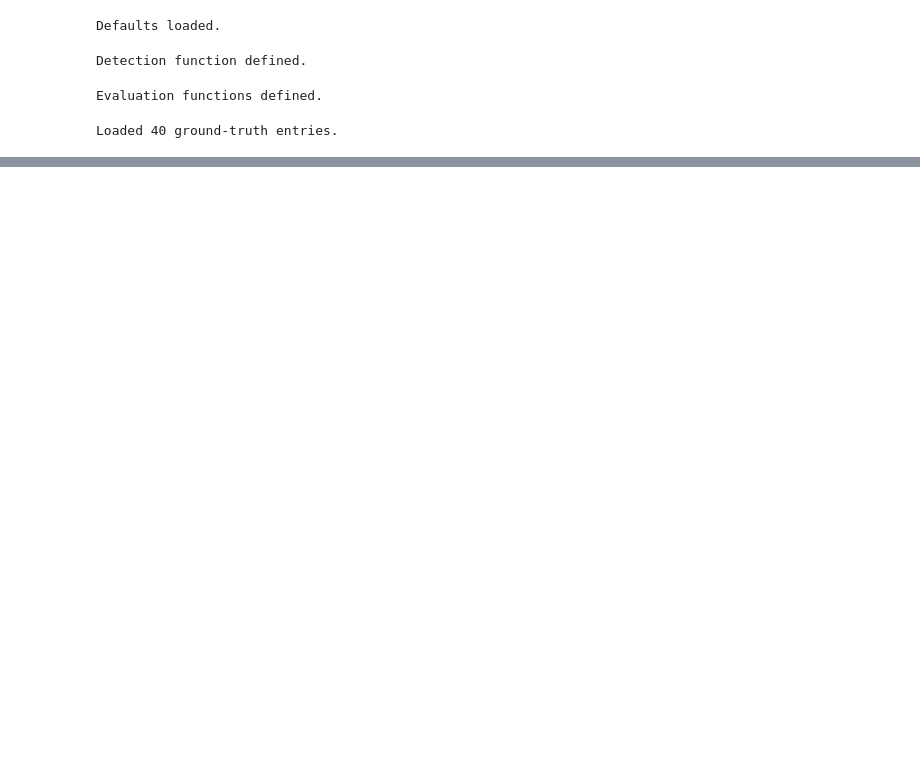
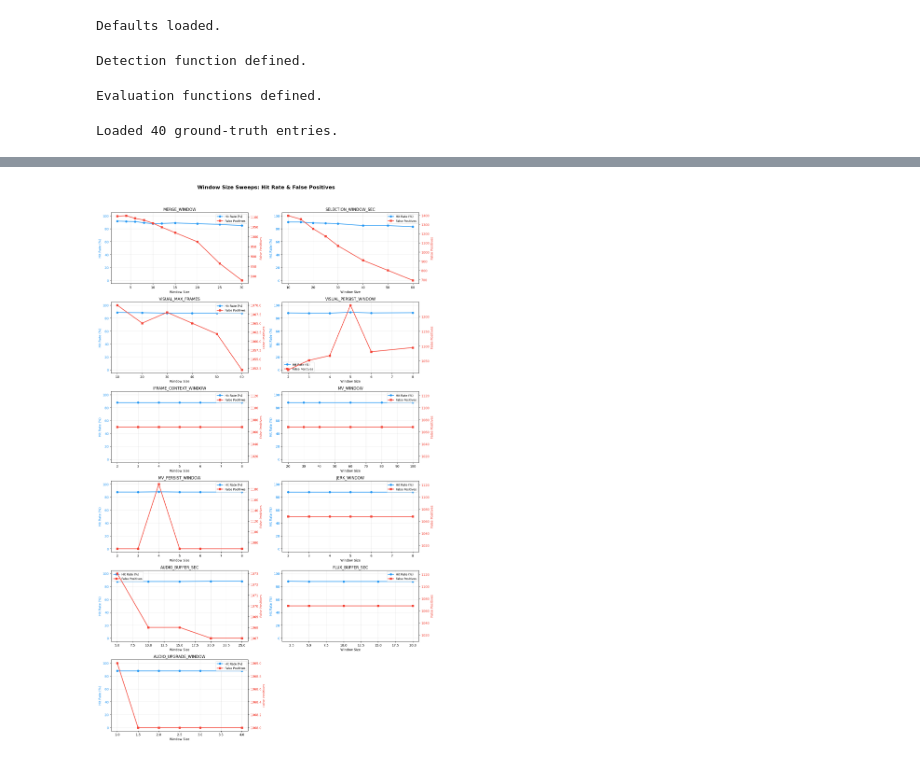
Before and after one commit to mhmdumair/project-4th-year, a Jupyter notebook: monitor/leader.ipynb, the cells around one changed output, grey strips where cells are left out. Cells and saved outputs as stored; diff of their text form; code cells hidden in the pictures; blank space fills up the shorter version.

```diff
--- a/monitor/leader.ipynb
+++ b/monitor/leader.ipynb
@@ -400,18 +305,0 @@ print('Saved → plots/threshold_pareto.png')
-# %%
-MERGE_WINDOWS     = [2, 4, 6, 8, 10, 12, 15, 20, 25, 30]
-SELECTION_WINDOWS = [10, 15, 20, 25, 30, 40, 50, 60, 90]
-
-merge_rows = []
-sel_rows   = []
-
-with tqdm(total=len(MERGE_WINDOWS)+len(SELECTION_WINDOWS), desc='Window sweep') as pbar:
-    for w in MERGE_WINDOWS:
-        r = evaluate_all({'MERGE_WINDOW': w})
-        merge_rows.append({'w': w, 'hit_rate': r['hit_rate'], 'fp': r['fp']})
-        pbar.update(1)
-    for w in SELECTION_WINDOWS:
-        r = evaluate_all({'SELECTION_WINDOW_SEC': w})
-        sel_rows.append({'w': w, 'hit_rate': r['hit_rate'], 'fp': r['fp']})
-        pbar.update(1)
-
-print('Window sweep complete.')
@@ -556,0 +340,78 @@ print('Saved → plots/grid_top_bottom.png')
+# %%
+import math
+
+# 1. Plot all window sweeps in a grid
+num_params = len(WINDOW_SWEEPS)
+cols = 2
+rows = math.ceil(num_params / cols)
+
+fig, axes = plt.subplots(rows, cols, figsize=(15, 4 * rows))
+fig.suptitle('Window Size Sweeps: Hit Rate & False Positives', fontsize=16, fontweight='bold', y=1.02)
+axes = axes.flatten()
+
+for i, (param_name, res) in enumerate(window_results.items()):
+    ax = axes[i]
+    ws = [r['w'] for r in res]
+    hrs = [r['hit_rate'] for r in res]
+    fps = [r['fp'] for r in res]
+
+    ax1 = ax
+    ax2 = ax.twinx()
+
+    l1 = ax1.plot(ws, hrs, 'o-', color='#2196F3', lw=2, label='Hit Rate (%)')
+    ax1.set_ylabel('Hit Rate (%)', color='#2196F3')
+    ax1.tick_params(axis='y', labelcolor='#2196F3')
+    ax1.set_ylim(-5, 105)
+
+    l2 = ax2.plot(ws, fps, 's-', color='#F44336', lw=2, label='False Positives')
+    ax2.set_ylabel('False Positives', color='#F44336')
+    ax2.tick_params(axis='y', labelcolor='#F44336')
+
+    lines = l1 + l2
+    labels = [l.get_label() for l in lines]
+    ax1.legend(lines, labels, loc='best', fontsize=9)
+
+    ax.set_title(param_name, fontsize=12)
+    ax.set_xlabel('Window Size')
+    ax.grid(True, alpha=0.3)
+
+for j in range(i + 1, len(axes)):
+    axes[j].axis('off')
+
+plt.tight_layout()
+plt.savefig('plots/all_windows_sweep.png', dpi=150, bbox_inches='tight')
+plt.show()
+print('Saved combined plot → plots/all_windows_sweep.png')
+
+# 2. Save individual plot per window size
+for param_name, res in window_results.items():
+    ws = [r['w'] for r in res]
+    hrs = [r['hit_rate'] for r in res]
+    fps = [r['fp'] for r in res]
+
+    fig, ax1 = plt.subplots(figsize=(8, 5))
+    ax2 = ax1.twinx()
+
+    l1 = ax1.plot(ws, hrs, 'o-', color='#2196F3', lw=2, label='Hit Rate (%)')
+    ax1.set_ylabel('Hit Rate (%)', color='#2196F3')
+    ax1.tick_params(axis='y', labelcolor='#2196F3')
+    ax1.set_ylim(-5, 105)
+
+    l2 = ax2.plot(ws, fps, 's-', color='#F44336', lw=2, label='False Positives')
+    ax2.set_ylabel('False Positives', color='#F44336')
+    ax2.tick_params(axis='y', labelcolor='#F44336')
+
+    lines = l1 + l2
+    labels = [l.get_label() for l in lines]
+    ax1.legend(lines, labels, loc='best')
+
+    ax1.set_title(f'Effect of {param_name}', fontsize=14)
+    ax1.set_xlabel('Window Size')
+    ax1.grid(True, alpha=0.3)
+
+    plt.tight_layout()
+    plt.savefig(f'plots/window_{param_name}.png', dpi=150)
+    plt.close()
+print('Saved individual window plots → plots/window_*.png')
+# %% [output]
+[figure, added]
```
Also changed, not shown: parts of 18 cells of this notebook, 53 other files.
